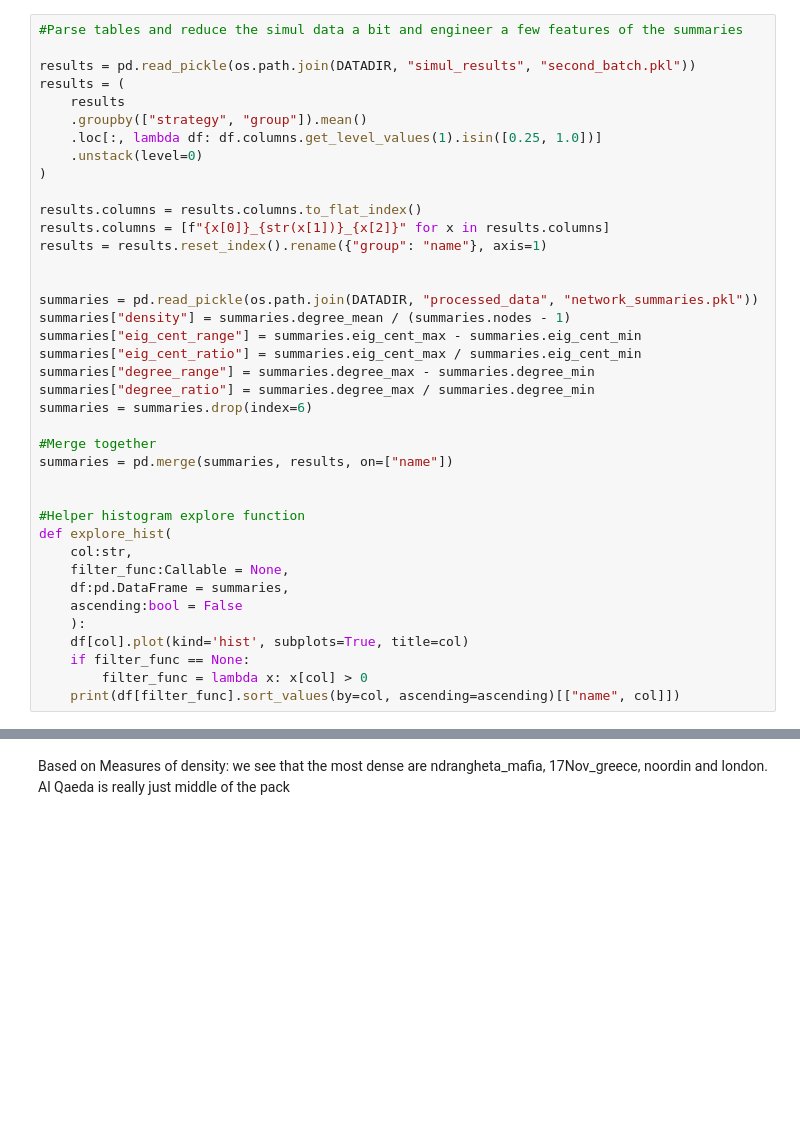
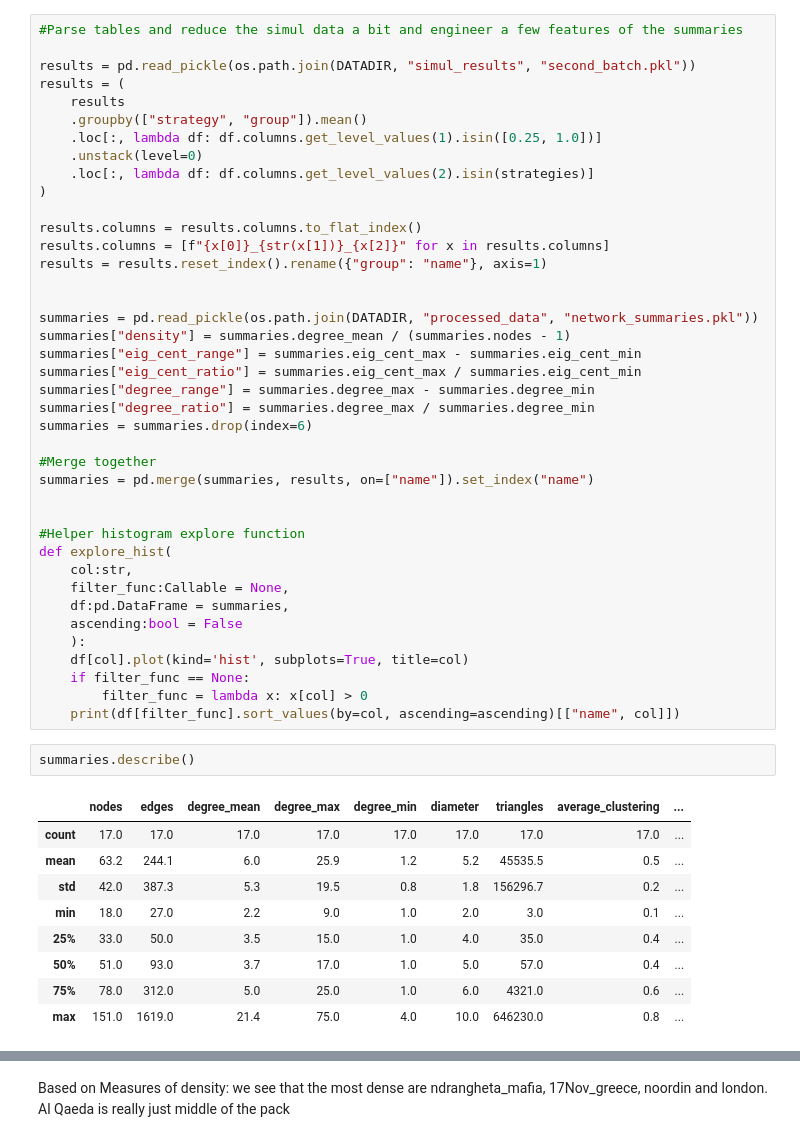
Before and after one commit to clinton0313/network_analysis, a Jupyter notebook: final_project/code/results.ipynb, the cells around one changed output, grey strips where cells are left out. Saved outputs shown, nothing was run; the diff lists cells and outputs as text; blank space fills up the shorter version.

```diff
--- a/final_project/code/results.ipynb
+++ b/final_project/code/results.ipynb
@@ -27,6 +29,7 @@ results = (
     .groupby(["strategy", "group"]).mean()
     .loc[:, lambda df: df.columns.get_level_values(1).isin([0.25, 1.0])]
     .unstack(level=0)
+    .loc[:, lambda df: df.columns.get_level_values(2).isin(strategies)]
 )
 
 results.columns = results.columns.to_flat_index()
@@ -43,7 +46,7 @@ summaries["degree_ratio"] = summaries.degree_max / summaries.degree_min
 summaries = summaries.drop(index=6)
 
 #Merge together
-summaries = pd.merge(summaries, results, on=["name"])
+summaries = pd.merge(summaries, results, on=["name"]).set_index("name")
 
 
 #Helper histogram explore function
@@ -57,4 +60,16 @@ def explore_hist(
     if filter_func == None:
         filter_func = lambda x: x[col] > 0
     print(df[filter_func].sort_values(by=col, ascending=ascending)[["name", col]])
+# %%
+summaries.describe()
+# %% [output]
+|  | nodes | edges | degree_mean | degree_max | degree_min | diameter | triangles | average_clustering | ... |
+| count | 17.0 | 17.0 | 17.0 | 17.0 | 17.0 | 17.0 | 17.0 | 17.0 | ... |
+| mean | 63.2 | 244.1 | 6.0 | 25.9 | 1.2 | 5.2 | 45535.5 | 0.5 | ... |
+| std | 42.0 | 387.3 | 5.3 | 19.5 | 0.8 | 1.8 | 156296.7 | 0.2 | ... |
+| min | 18.0 | 27.0 | 2.2 | 9.0 | 1.0 | 2.0 | 3.0 | 0.1 | ... |
+| 25% | 33.0 | 50.0 | 3.5 | 15.0 | 1.0 | 4.0 | 35.0 | 0.4 | ... |
+| 50% | 51.0 | 93.0 | 3.7 | 17.0 | 1.0 | 5.0 | 57.0 | 0.4 | ... |
+| 75% | 78.0 | 312.0 | 5.0 | 25.0 | 1.0 | 6.0 | 4321.0 | 0.6 | ... |
+| max | 151.0 | 1619.0 | 21.4 | 75.0 | 4.0 | 10.0 | 646230.0 | 0.8 | ... |
 # %%
```
Also changed, not shown: parts of 2 cells of this notebook.
